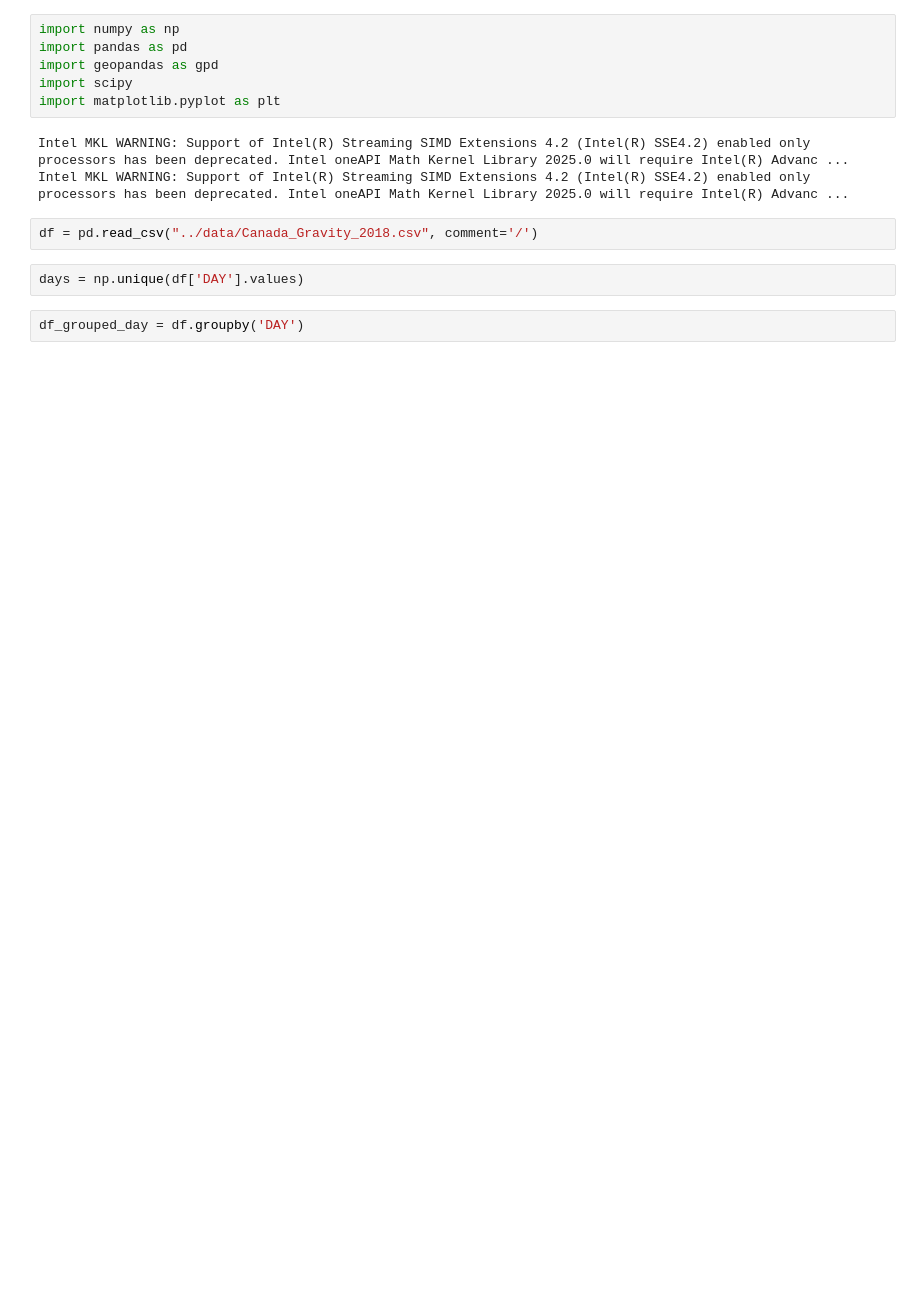
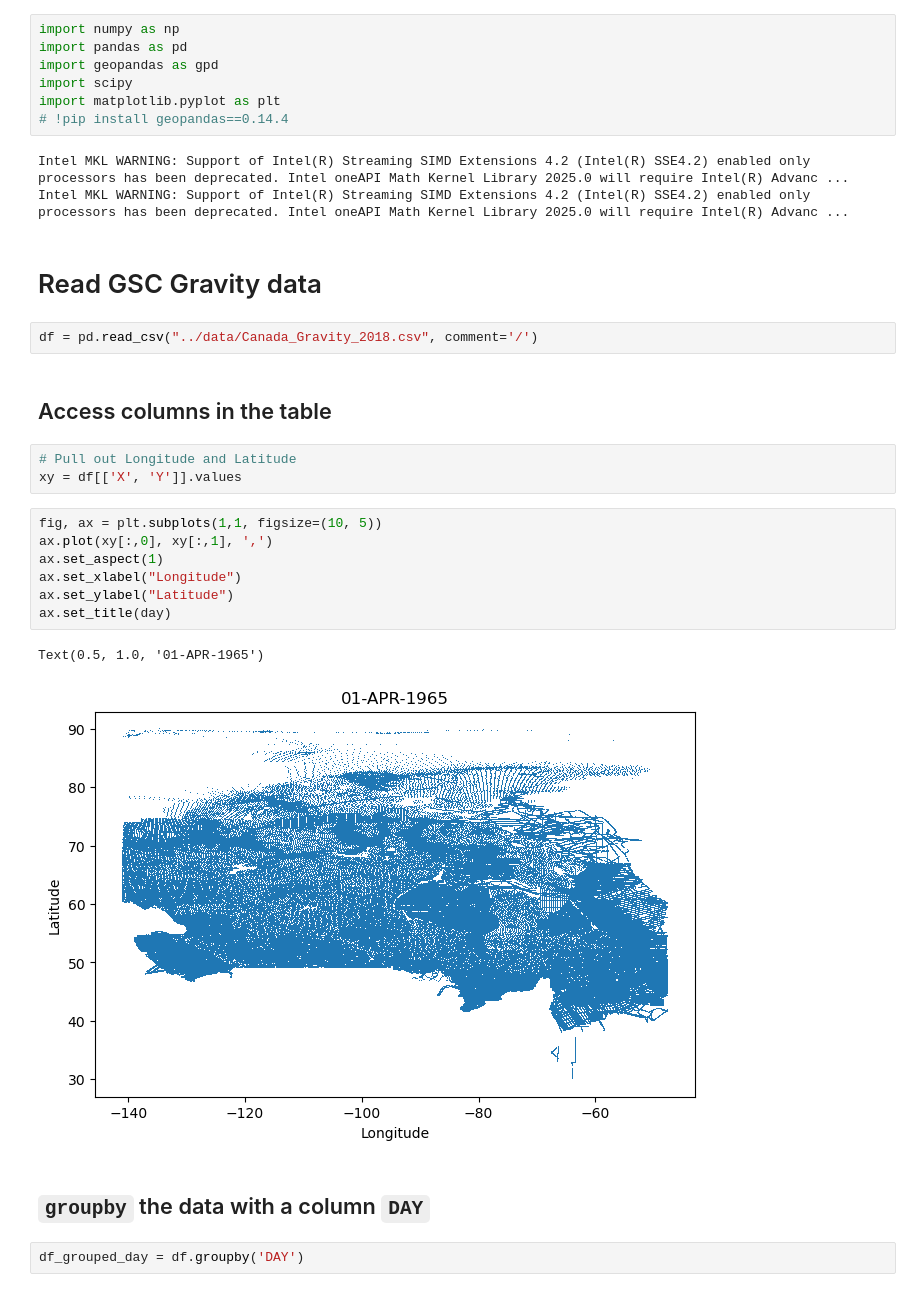
Before and after one commit to ginabilic/geol_4330_canada_wide_gravity, a Jupyter notebook: notebooks/load_gravity_data.ipynb, the cells around one changed output. Cells and saved outputs as stored; diff of their text form; blank space fills up the shorter version.

```diff
--- a/notebooks/load_gravity_data.ipynb
+++ b/notebooks/load_gravity_data.ipynb
@@ -4,12 +4,30 @@ import pandas as pd
 import geopandas as gpd
 import scipy
 import matplotlib.pyplot as plt
+# !pip install geopandas==0.14.4
 # %% [output]
 Intel MKL WARNING: Support of Intel(R) Streaming SIMD Extensions 4.2 (Intel(R) SSE4.2) enabled only processors has been deprecated. Intel oneAPI Math Kernel Library 2025.0 will require Intel(R) Advanc ...
 Intel MKL WARNING: Support of Intel(R) Streaming SIMD Extensions 4.2 (Intel(R) SSE4.2) enabled only processors has been deprecated. Intel oneAPI Math Kernel Library 2025.0 will require Intel(R) Advanc ...
+# %% [markdown]
+# Read GSC Gravity data
 # %%
 df = pd.read_csv("../data/Canada_Gravity_2018.csv", comment='/')
-# %%
-days = np.unique(df['DAY'].values)
+# %% [markdown]
+## Access columns in the table
+# %%
+# Pull out Longitude and Latitude
+xy = df[['X', 'Y']].values
+# %%
+fig, ax = plt.subplots(1,1, figsize=(10, 5))
+ax.plot(xy[:,0], xy[:,1], ',')
+ax.set_aspect(1)
+ax.set_xlabel("Longitude")
+ax.set_ylabel("Latitude")
+ax.set_title(day)
+# %% [output]
+Text(0.5, 1.0, '01-APR-1965')
+[figure, added]
+# %% [markdown]
+## `groupby` the data with a column `DAY`
 # %%
 df_grouped_day = df.groupby('DAY')
```
Also changed, not shown: parts of 31 cells of this notebook.
